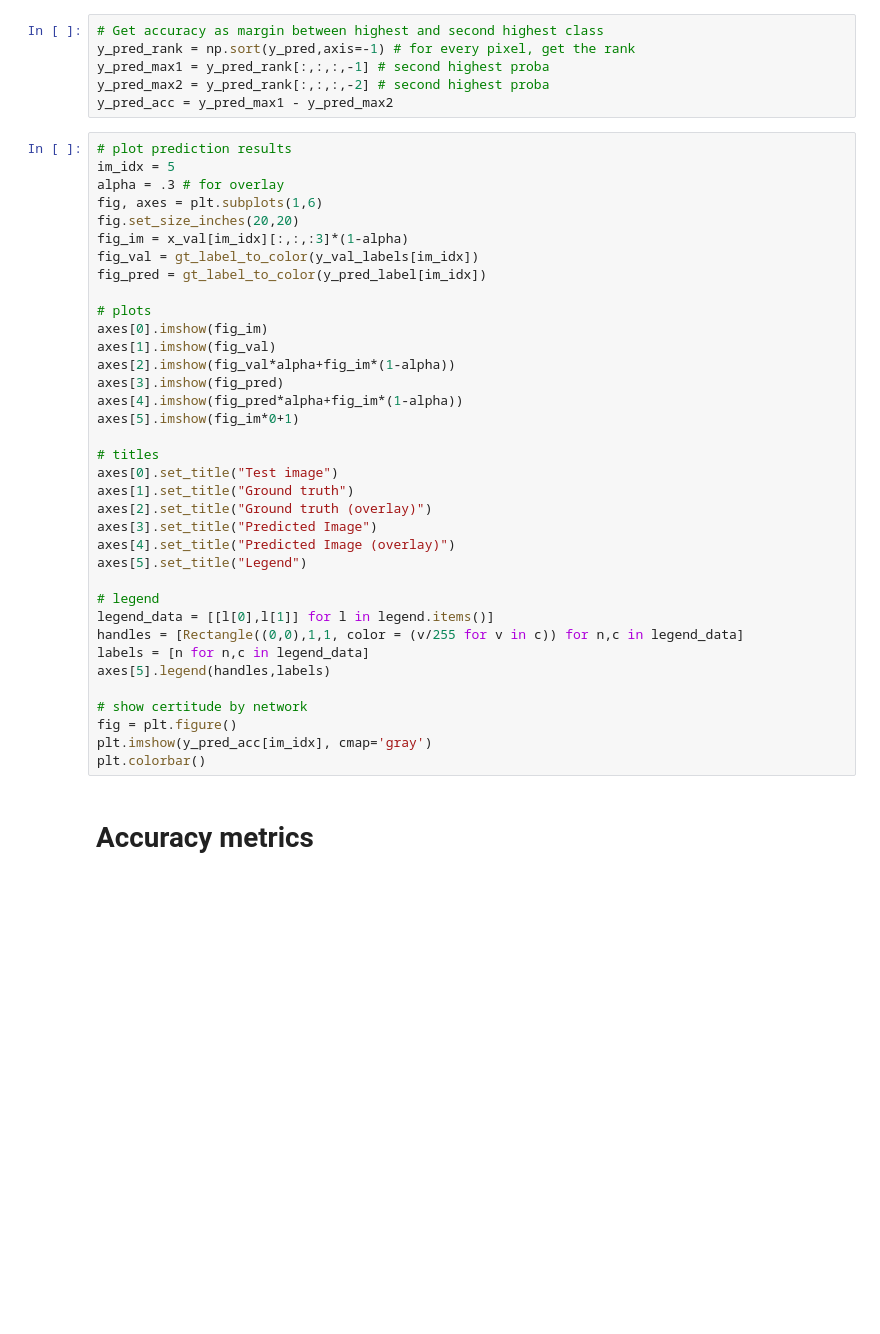
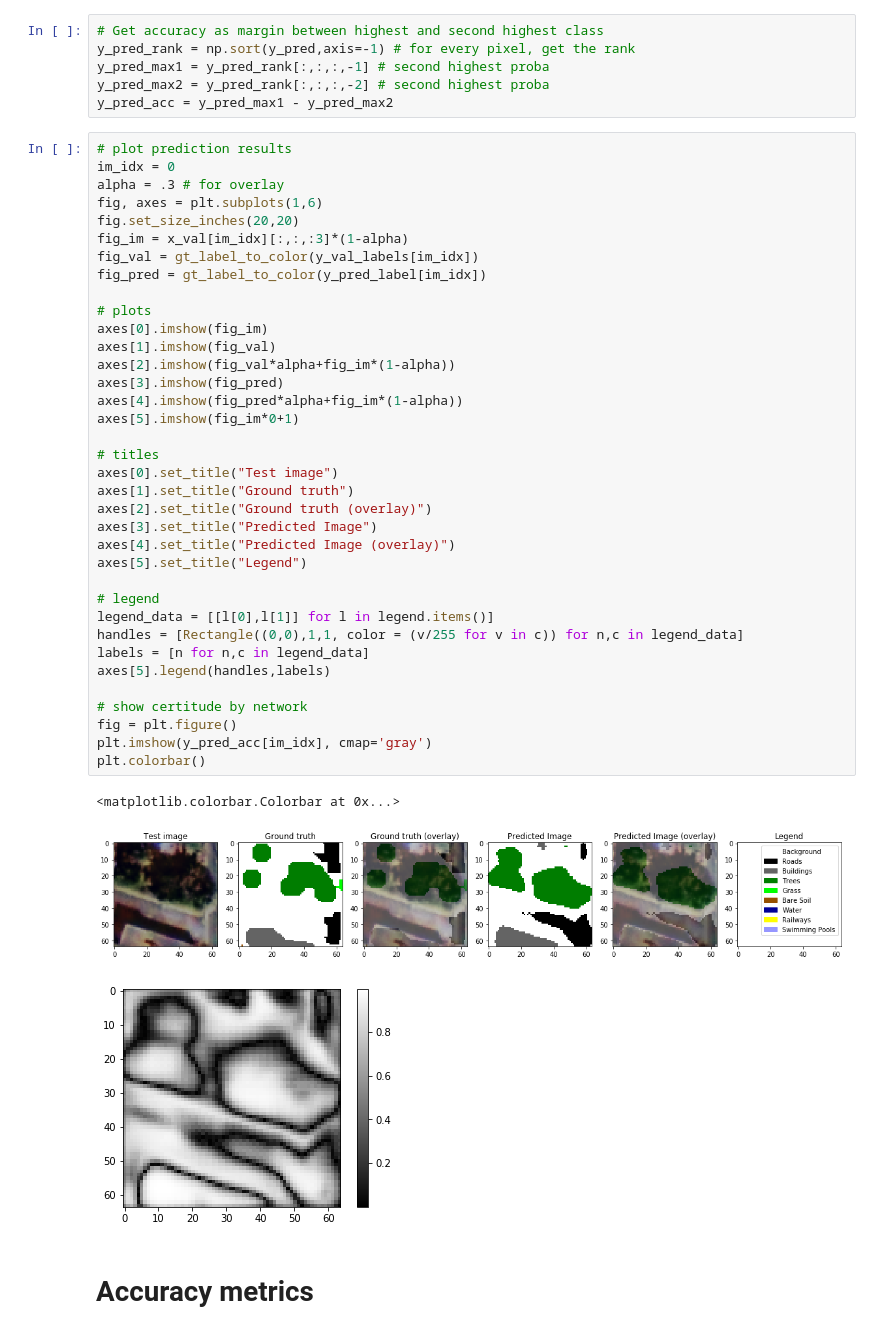
Before and after one commit to CyrilWendl/SIE-Master, a Jupyter notebook: Zurich Land Cover/Zurich Land Cover Classification.ipynb, the cells around one changed output. Saved outputs shown, nothing was run; the diff lists cells and outputs as text; blank space fills up the shorter version.

```diff
--- a/Zurich Land Cover/Zurich Land Cover Classification.ipynb
+++ b/Zurich Land Cover/Zurich Land Cover Classification.ipynb
@@ -445,40 +497,44 @@ y_pred_max2 = y_pred_rank[:,:,:,-2] # second highest proba
 y_pred_acc = y_pred_max1 - y_pred_max2
 # %%
 # plot prediction results
-im_idx = 5
+im_idx = 0
 alpha = .3 # for overlay
 fig, axes = plt.subplots(1,6)
 fig.set_size_inches(20,20)
 fig_im = x_val[im_idx][:,:,:3]*(1-alpha)
 fig_val = gt_label_to_color(y_val_labels[im_idx])
 fig_pred = gt_label_to_color(y_pred_label[im_idx])
 
 # plots
 axes[0].imshow(fig_im)
 axes[1].imshow(fig_val)
 axes[2].imshow(fig_val*alpha+fig_im*(1-alpha))
 axes[3].imshow(fig_pred)
 axes[4].imshow(fig_pred*alpha+fig_im*(1-alpha))
 axes[5].imshow(fig_im*0+1)
 
 # titles
 axes[0].set_title("Test image")
 axes[1].set_title("Ground truth")
 axes[2].set_title("Ground truth (overlay)")
 axes[3].set_title("Predicted Image")
 axes[4].set_title("Predicted Image (overlay)")
 axes[5].set_title("Legend")
 
 # legend
 legend_data = [[l[0],l[1]] for l in legend.items()]
 handles = [Rectangle((0,0),1,1, color = (v/255 for v in c)) for n,c in legend_data]
 labels = [n for n,c in legend_data]
 axes[5].legend(handles,labels)
 
 # show certitude by network
 fig = plt.figure()
 plt.imshow(y_pred_acc[im_idx], cmap='gray')
 plt.colorbar()
+# %% [output]
+<matplotlib.colorbar.Colorbar at 0x...>
+[figure, added]
+[figure, added]
 # %% [markdown]
 # Accuracy metrics
 # %%
```
Also changed, not shown: parts of 31 cells of this notebook, 9 other files.
